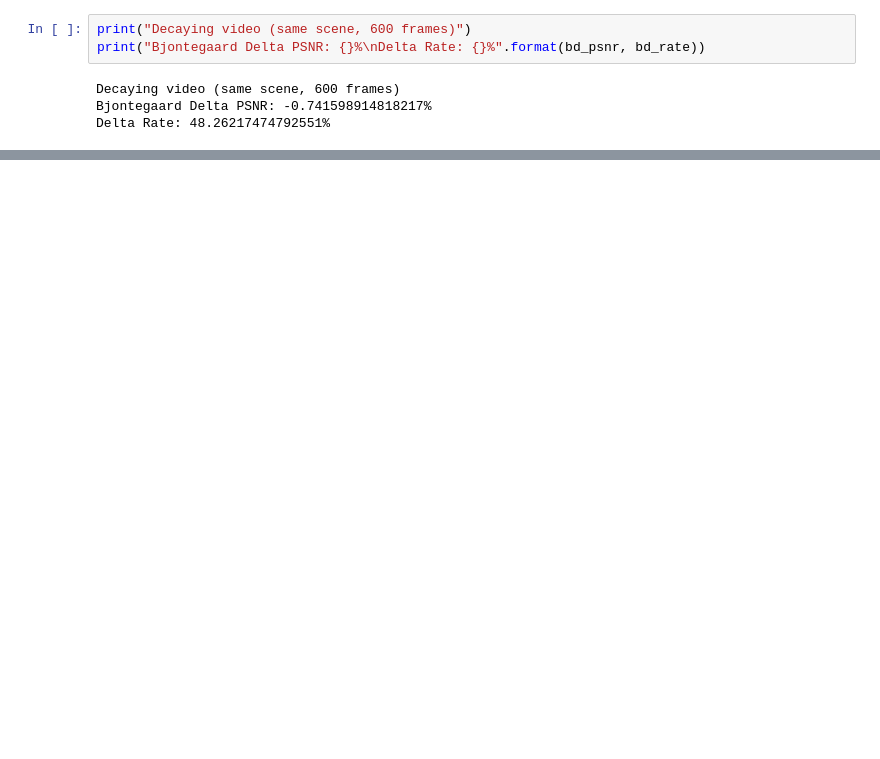
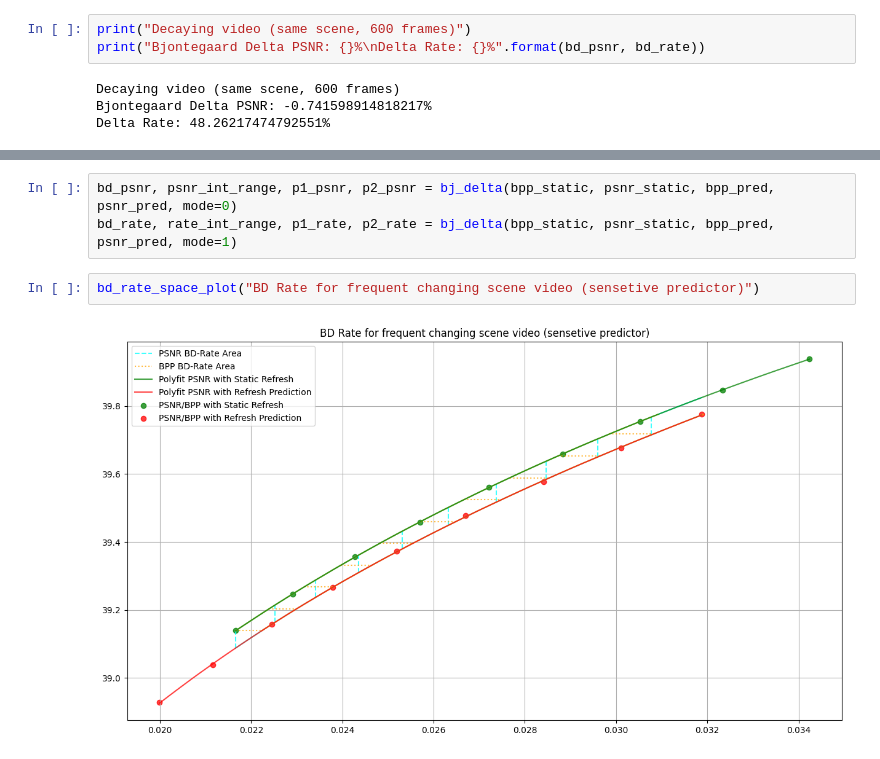
Before and after one commit to Punctuality/DCVC_Dynamic_Intra_Period, a Jupyter notebook: notebooks/explore_results.ipynb, the cells around one changed output, grey strips where cells are left out. Drawn from its saved outputs; the diff is of its cells as text; blank space fills up the shorter version.

```diff
--- a/notebooks/explore_results.ipynb
+++ b/notebooks/explore_results.ipynb
@@ -390,0 +449,7 @@ Delta Rate: 48.26217474792551%
+# %%
+bd_psnr, psnr_int_range, p1_psnr, p2_psnr = bj_delta(bpp_static, psnr_static, bpp_pred, psnr_pred, mode=0)
+bd_rate, rate_int_range, p1_rate, p2_rate = bj_delta(bpp_static, psnr_static, bpp_pred, psnr_pred, mode=1)
+# %%
+bd_rate_space_plot("BD Rate for frequent changing scene video (sensetive predictor)")
+# %% [output]
+[figure, added]
```
Also changed, not shown: parts of 22 cells of this notebook, 3 other files.
